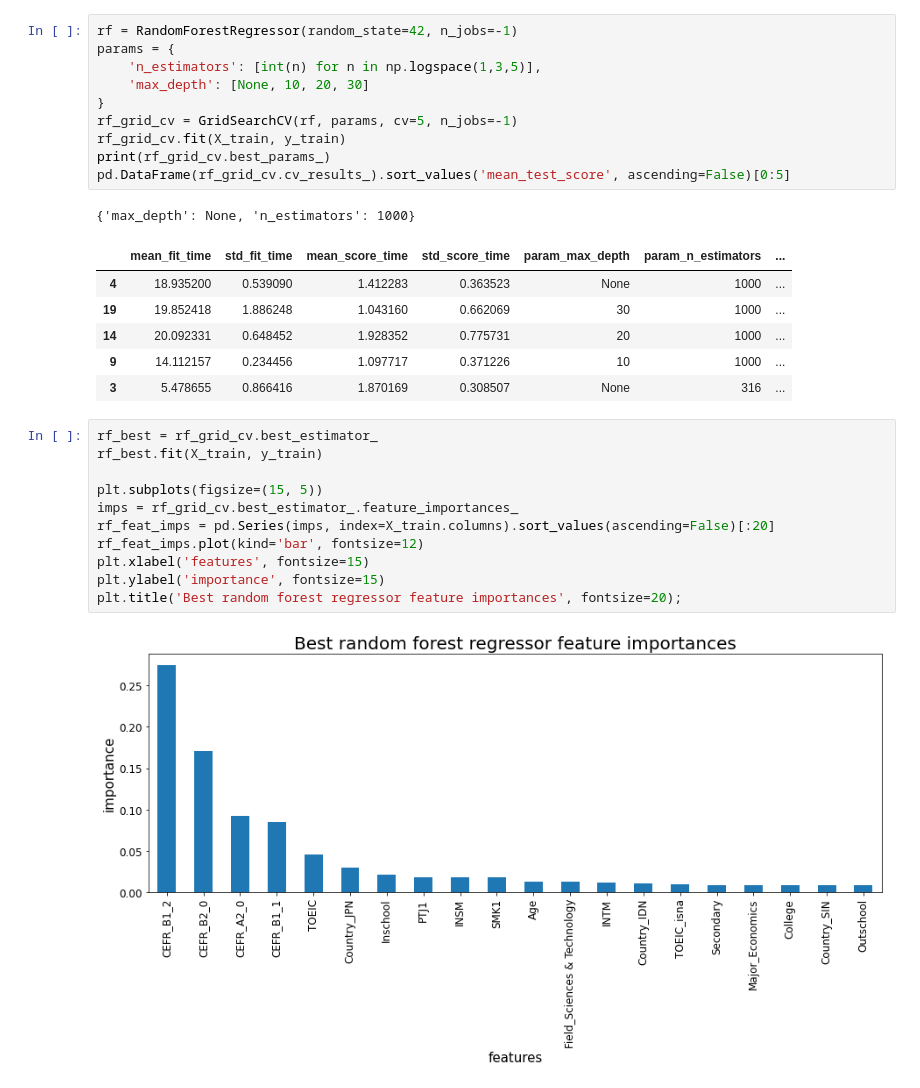
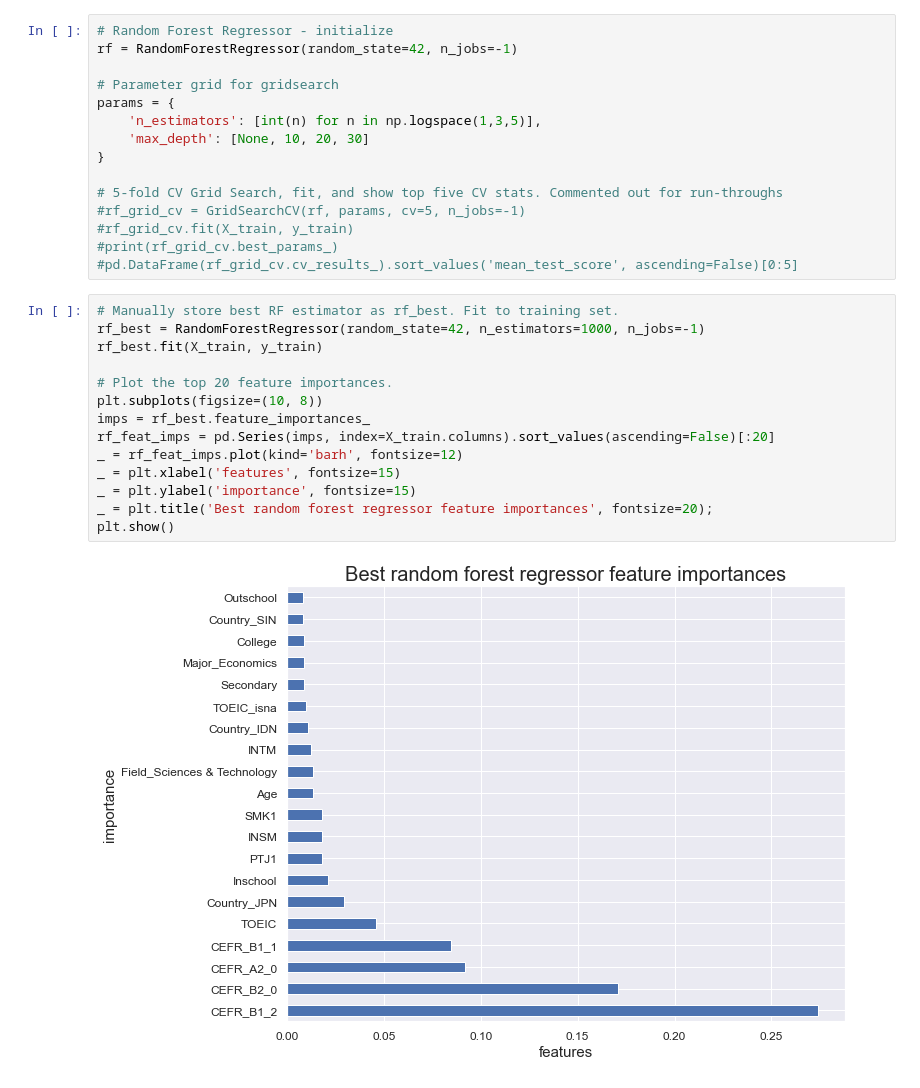
Before and after one commit to Jaester88/Springboard, a Jupyter notebook: Capstone_2_language_proficiency/C2_VST_JaeC_210907.ipynb, the cells around one changed output. Saved outputs shown, nothing was run; the diff lists cells and outputs as text.

```diff
--- a/Capstone_2_language_proficiency/C2_VST_JaeC_210907.ipynb
+++ b/Capstone_2_language_proficiency/C2_VST_JaeC_210907.ipynb
@@ -88,34 +87,34 @@ print(type(X_train), type(X_test), type(y_train), type(y_test))
 (1950, 190) (650, 190) (1950,) (650,)
 <class 'pandas.core.frame.DataFrame'> <class 'pandas.core.frame.DataFrame'> <class 'pandas.core.series.Series'> <class 'pandas.core.series.Series'>
 # %%
+# Random Forest Regressor - initialize
 rf = RandomForestRegressor(random_state=42, n_jobs=-1)
+
+# Parameter grid for gridsearch
 params = {
     'n_estimators': [int(n) for n in np.logspace(1,3,5)],
     'max_depth': [None, 10, 20, 30]
 }
-rf_grid_cv = GridSearchCV(rf, params, cv=5, n_jobs=-1)
-rf_grid_cv.fit(X_train, y_train)
-print(rf_grid_cv.best_params_)
-pd.DataFrame(rf_grid_cv.cv_results_).sort_values('mean_test_score', ascending=False)[0:5]
+
+# 5-fold CV Grid Search, fit, and show top five CV stats. Commented out for run-throughs
+#rf_grid_cv = GridSearchCV(rf, params, cv=5, n_jobs=-1)
+#rf_grid_cv.fit(X_train, y_train)
+#print(rf_grid_cv.best_params_)
+#pd.DataFrame(rf_grid_cv.cv_results_).sort_values('mean_test_score', ascending=False)[0:5]
-# %% [output]
-{'max_depth': None, 'n_estimators': 1000}
-|  | mean_fit_time | std_fit_time | mean_score_time | std_score_time | param_max_depth | param_n_estimators | ... |
-| 4 | 18.935200 | 0.539090 | 1.412283 | 0.363523 | None | 1000 | ... |
-| 19 | 19.852418 | 1.886248 | 1.043160 | 0.662069 | 30 | 1000 | ... |
-| 14 | 20.092331 | 0.648452 | 1.928352 | 0.775731 | 20 | 1000 | ... |
-| 9 | 14.112157 | 0.234456 | 1.097717 | 0.371226 | 10 | 1000 | ... |
-| 3 | 5.478655 | 0.866416 | 1.870169 | 0.308507 | None | 316 | ... |
 # %%
-rf_best = rf_grid_cv.best_estimator_
+# Manually store best RF estimator as rf_best. Fit to training set.
+rf_best = RandomForestRegressor(random_state=42, n_estimators=1000, n_jobs=-1)
 rf_best.fit(X_train, y_train)
 
-plt.subplots(figsize=(15, 5))
-imps = rf_grid_cv.best_estimator_.feature_importances_
+# Plot the top 20 feature importances.
+plt.subplots(figsize=(10, 8))
+imps = rf_best.feature_importances_
 rf_feat_imps = pd.Series(imps, index=X_train.columns).sort_values(ascending=False)[:20]
-rf_feat_imps.plot(kind='bar', fontsize=12)
-plt.xlabel('features', fontsize=15)
-plt.ylabel('importance', fontsize=15)
-plt.title('Best random forest regressor feature importances', fontsize=20);
+_ = rf_feat_imps.plot(kind='barh', fontsize=12)
+_ = plt.xlabel('features', fontsize=15)
+_ = plt.ylabel('importance', fontsize=15)
+_ = plt.title('Best random forest regressor feature importances', fontsize=20);
+plt.show()
 # %% [output]
-[figure, old version]
+[figure, new version]
 # %%
```
Also changed, not shown: parts of 23 cells of this notebook.
